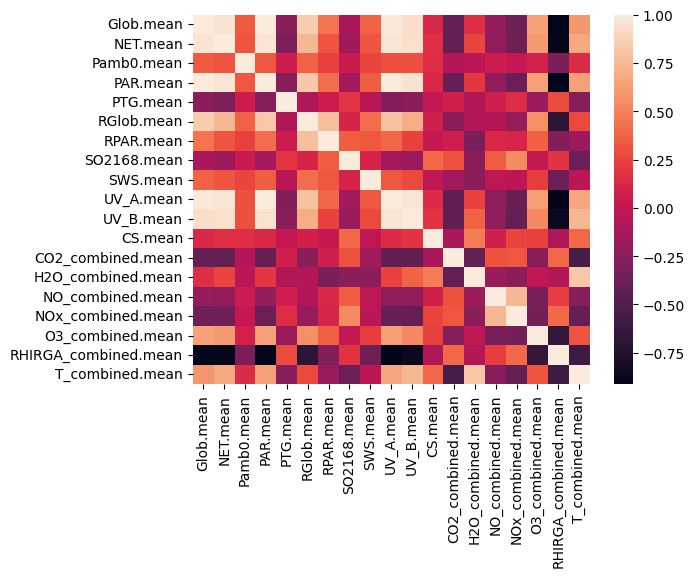
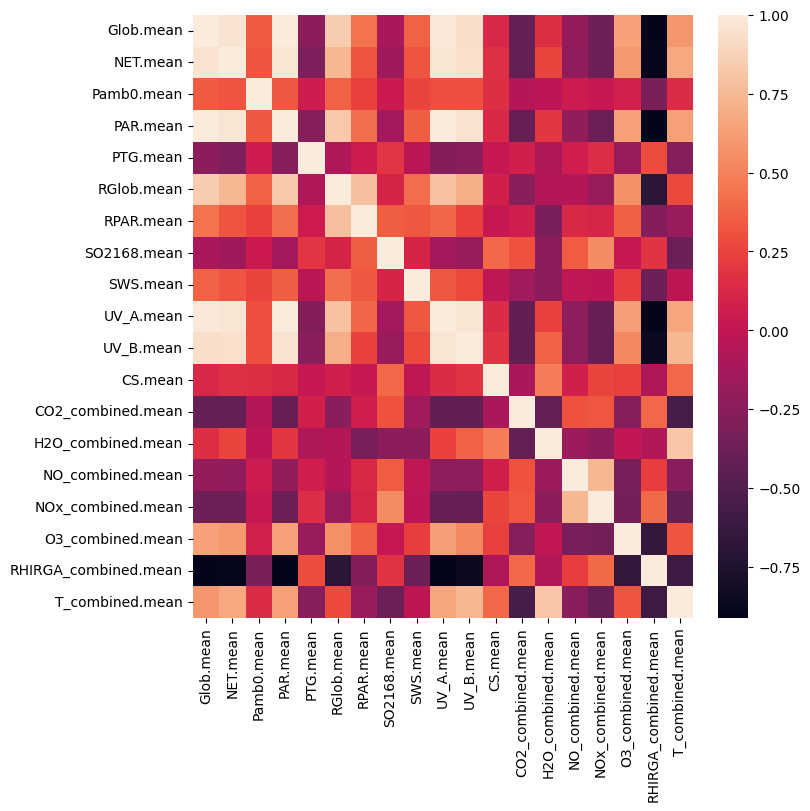
The change to this notebook cell's code, shown as a diff; its figure went from the first image to the second:
--- before
+++ after
@@ -1,5 +1,7 @@
 # Correlations for reduced data
 
+fig, ax = plt.subplots(figsize=(8, 8), layout="constrained")
 corr = df_train_standardized.corr(numeric_only=True)
 sns.heatmap(corr)
+fig.savefig(r"./outputs/correlation_matrix_heatmap_reduced_mean_vars")
 plt.show()

Commit: Add correlation heatmaps to outputs.